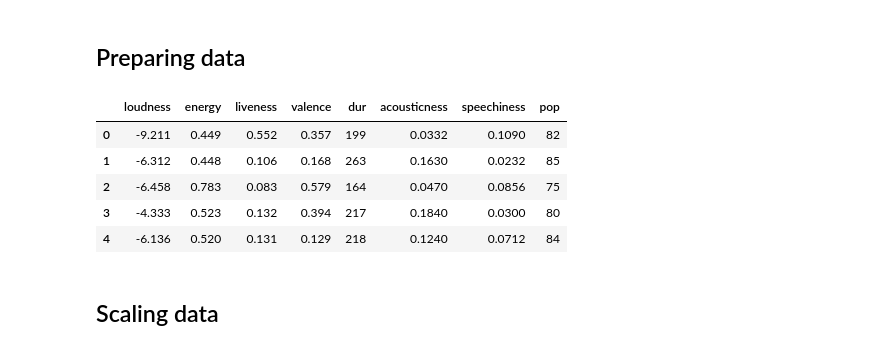
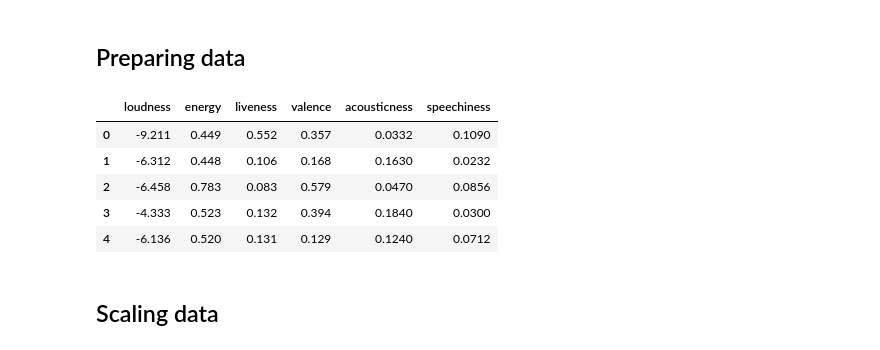
Before and after one commit to anhduy1202/Spotify-Recommendation-Systems, a Jupyter notebook: spotify-analyzer.ipynb, the cells around one changed output. Drawn from its saved outputs; the diff is of its cells as text; code cells hidden in the pictures.

```diff
--- a/spotify-analyzer.ipynb
+++ b/spotify-analyzer.ipynb
@@ -423,14 +403,15 @@ Songs_df = pd.read_excel("Spotify Songs.xlsx")
 Songs_df = Songs_df.drop("Unnamed: 0",axis=1)
 # %%
 Songs_feat_df = pd.read_excel('Spotify Songs Features.xlsx')
+Songs_feat_df = Songs_feat_df.drop(['dur','pop'],axis=1)
 Songs_feat_df.head()
 # %% [output]
-|  | loudness | energy | liveness | valence | dur | acousticness | speechiness | pop |
-| 0 | -9.211 | 0.449 | 0.552 | 0.357 | 199 | 0.0332 | 0.1090 | 82 |
-| 1 | -6.312 | 0.448 | 0.106 | 0.168 | 263 | 0.1630 | 0.0232 | 85 |
-| 2 | -6.458 | 0.783 | 0.083 | 0.579 | 164 | 0.0470 | 0.0856 | 75 |
-| 3 | -4.333 | 0.523 | 0.132 | 0.394 | 217 | 0.1840 | 0.0300 | 80 |
-| 4 | -6.136 | 0.520 | 0.131 | 0.129 | 218 | 0.1240 | 0.0712 | 84 |
+|  | loudness | energy | liveness | valence | acousticness | speechiness |
+| 0 | -9.211 | 0.449 | 0.552 | 0.357 | 0.0332 | 0.1090 |
+| 1 | -6.312 | 0.448 | 0.106 | 0.168 | 0.1630 | 0.0232 |
+| 2 | -6.458 | 0.783 | 0.083 | 0.579 | 0.0470 | 0.0856 |
+| 3 | -4.333 | 0.523 | 0.132 | 0.394 | 0.1840 | 0.0300 |
+| 4 | -6.136 | 0.520 | 0.131 | 0.129 | 0.1240 | 0.0712 |
 # %% [markdown]
 ## Scaling data
 # %%
```
Also changed, not shown: parts of 14 cells of this notebook, 2 other files.
